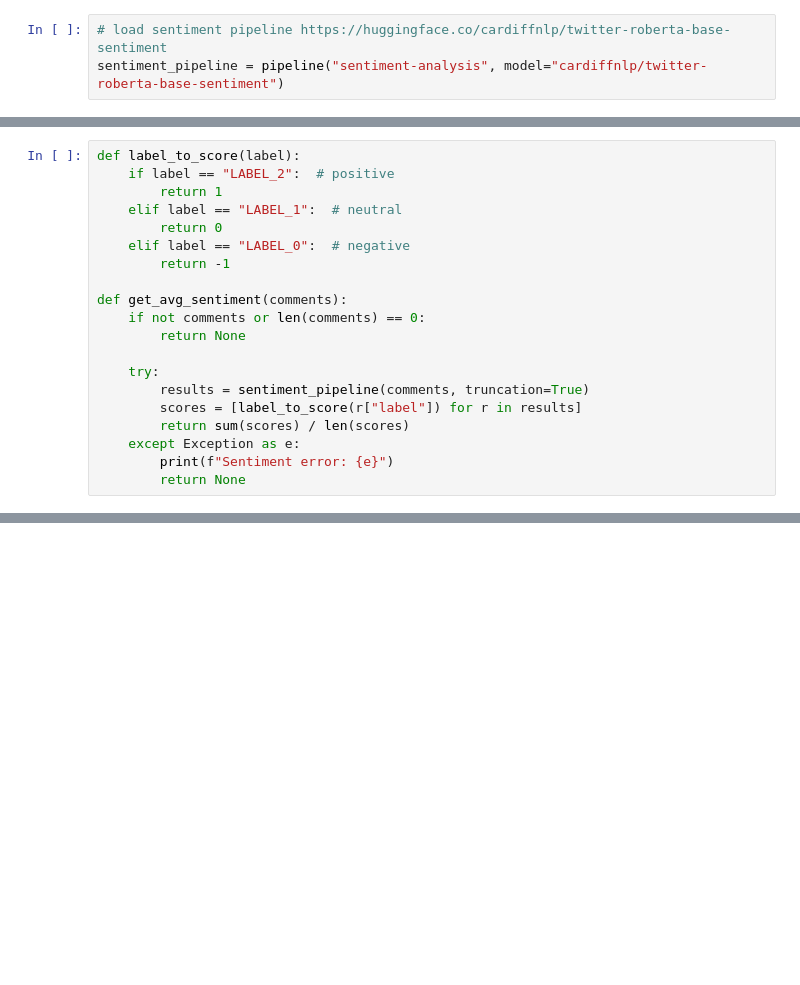
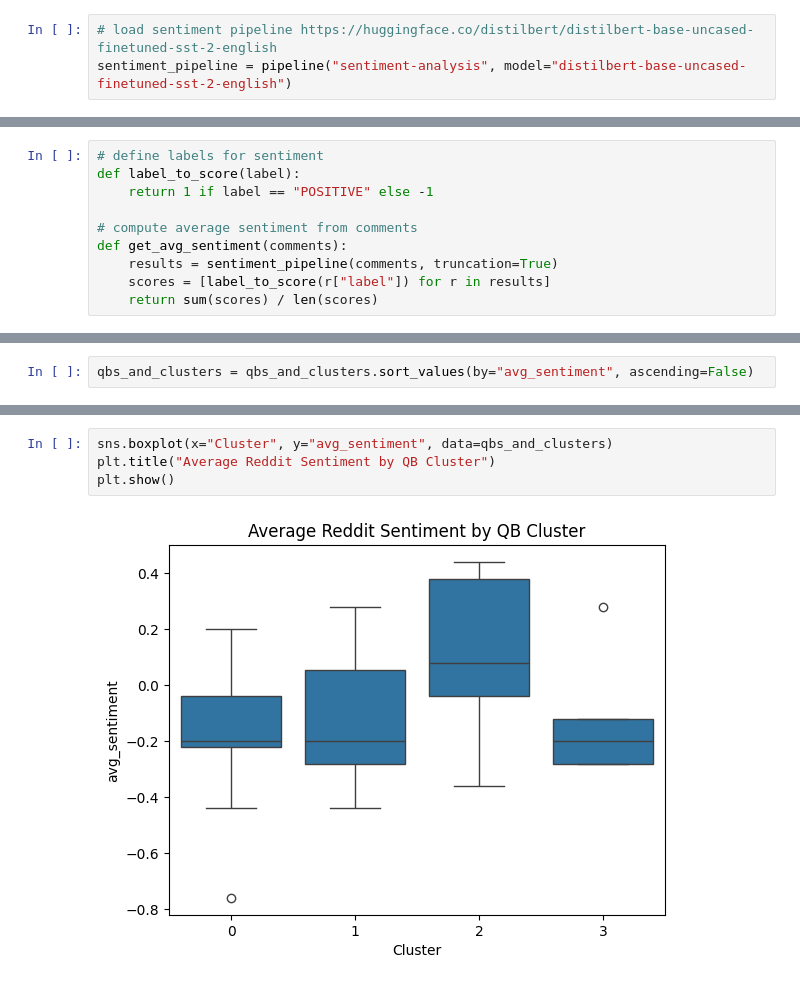
Before and after one commit to jake-lukasik/NFL-Player-Clustering, a Jupyter notebook: code-notebooks/QB-Clusters-Sentiment-Analysis.ipynb, the cells around one changed output, grey strips where cells are left out. Drawn from its saved outputs; the diff is of its cells as text; blank space fills up the shorter version.

Commit message:
finished QB sentiment analysis

```diff
--- a/code-notebooks/QB-Clusters-Sentiment-Analysis.ipynb
+++ b/code-notebooks/QB-Clusters-Sentiment-Analysis.ipynb
@@ -47,4 +17,4 @@ display(cluster_dfs[0]) # access each individual cluster like this
 # %%
-# load sentiment pipeline https://huggingface.co/cardiffnlp/twitter-roberta-base-sentiment
-sentiment_pipeline = pipeline("sentiment-analysis", model="cardiffnlp/twitter-roberta-base-sentiment")
+# load sentiment pipeline https://huggingface.co/distilbert/distilbert-base-uncased-finetuned-sst-2-english
+sentiment_pipeline = pipeline("sentiment-analysis", model="distilbert-base-uncased-finetuned-sst-2-english")
 # %% [output]
@@ -55,23 +21,13 @@ Xet Storage is enabled for this repo, but the 'hf_xet' package is not installed.
 Device set to use cpu
 # %%
+# define labels for sentiment
 def label_to_score(label):
-    if label == "LABEL_2":  # positive
-        return 1
-    elif label == "LABEL_1":  # neutral
-        return 0
-    elif label == "LABEL_0":  # negative
-        return -1
+    return 1 if label == "POSITIVE" else -1
 
+# compute average sentiment from comments
 def get_avg_sentiment(comments):
-    if not comments or len(comments) == 0:
-        return None
-
-    try:
-        results = sentiment_pipeline(comments, truncation=True)
-        scores = [label_to_score(r["label"]) for r in results]
-        return sum(scores) / len(scores)
-    except Exception as e:
-        print(f"Sentiment error: {e}")
-        return None
+    results = sentiment_pipeline(comments, truncation=True)
+    scores = [label_to_score(r["label"]) for r in results]
+    return sum(scores) / len(scores)
 # %%
 qbs_and_clusters["avg_sentiment"] = qbs_and_clusters["reddit_comments"].apply(get_avg_sentiment)
@@ -116,0 +34,2 @@ qbs_and_clusters
+# %%
+qbs_and_clusters = qbs_and_clusters.sort_values(by="avg_sentiment", ascending=False)
@@ -116,0 +46,6 @@ qbs_and_clusters
+# %%
+sns.boxplot(x="Cluster", y="avg_sentiment", data=qbs_and_clusters)
+plt.title("Average Reddit Sentiment by QB Cluster")
+plt.show()
+# %% [output]
+[figure, added]
```
Also changed, not shown: parts of 8 cells of this notebook, 1 other file.
